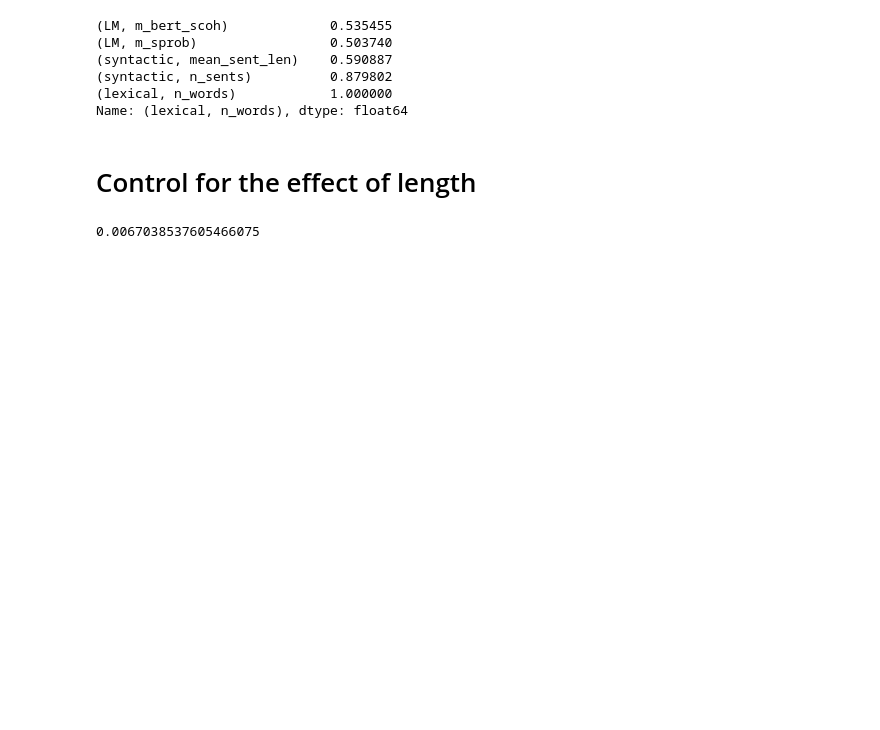
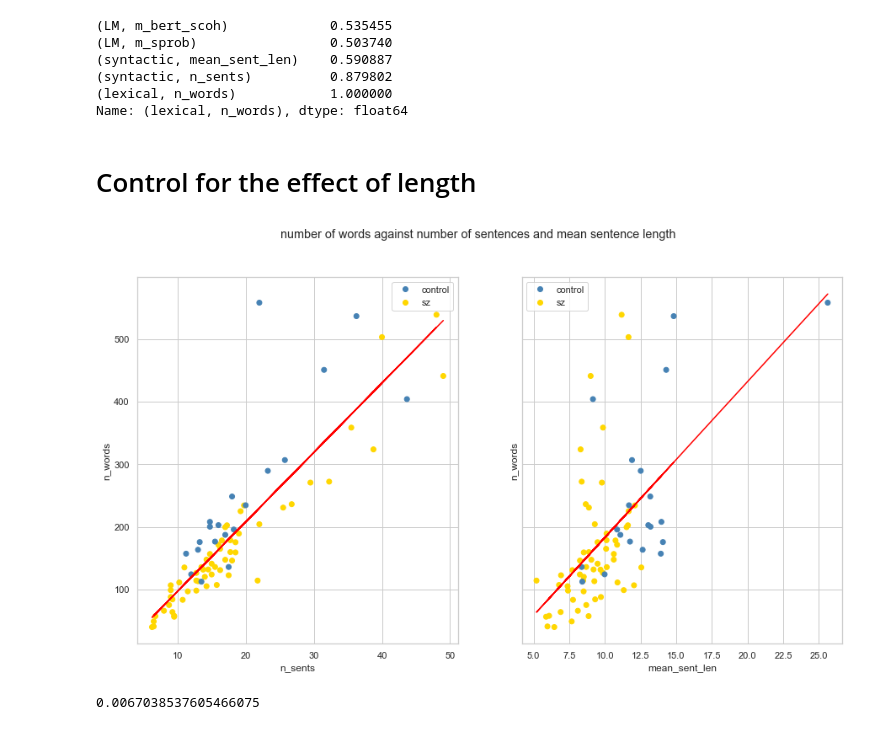
Before and after one commit to flying-bear/MA_thesis, a Jupyter notebook: scores.ipynb, the cells around one changed output. Saved outputs shown, nothing was run; the diff lists cells and outputs as text; code cells hidden in the pictures; blank space fills up the shorter version.

Commit message:
mean sent len vs n sents vs n words

```diff
--- a/scores.ipynb
+++ b/scores.ipynb
@@ -698,6 +699,32 @@ Name: (lexical, n_words), dtype: float64
 # corr = show_corrtest_mask_corr(combined_data_averaged[cols_av])
 # %% [markdown]
 # Control for the effect of length
+# %%
+def plot_scatter_corr(x, y, x_name, y_name, ax, title=None, c=None, classes=('control', 'sz')):
+    r = stats.pearsonr(x, y).statistic
+    X = sm.add_constant(x)
+    model = sm.OLS(y, X).fit()
+    ypred = model.predict(X)
+    ax.plot(x, ypred, color='red', label=f'coef: {model.params[1]:.2f} \ncorr: {r:.2f}')
+
+    if c is not None:
+        cmap = ListedColormap(('steelblue', 'gold'))
+        scatter = ax.scatter(x, y, c=c, cmap=cmap)
+        ax.legend(handles=scatter.legend_elements()[0], labels=classes)
+    else:
+        scatter = ax.scatter(x, y)
+    ax.set_xlabel(x_name)
+    ax.set_ylabel(y_name)
+# %%
+fig, axes = plt.subplots(1, 2, sharey=True)
+fig.suptitle('number of words against number of sentences and mean sentence length')
+plot_scatter_corr(combined_data_averaged[('syntactic', 'n_sents')], combined_data_averaged[('lexical', 'n_words')],
+                 x_name='n_sents', y_name='n_words', ax=axes[0], c=combined_data_averaged['group'])
+plot_scatter_corr(combined_data_averaged[('syntactic', 'mean_sent_len')], combined_data_averaged[('lexical', 'n_words')],
+                 x_name='mean_sent_len', y_name='n_words', ax=axes[1], c=combined_data_averaged['group'])
+plt.savefig(f'{PATH_FIG}n_words_n_sents.png', dpi=150, bbox_inches = 'tight')
+# %% [output]
+[figure, added]
 # %%
 compute_coefficient(combined_data_averaged, 'sans_total', ('syntactic', 'PRON'),
                                   column_names=['pronoun'], target_name='sans', add_sq=False)[0]
```
Also changed, not shown: parts of 1 cell of this notebook, 1 other file.
